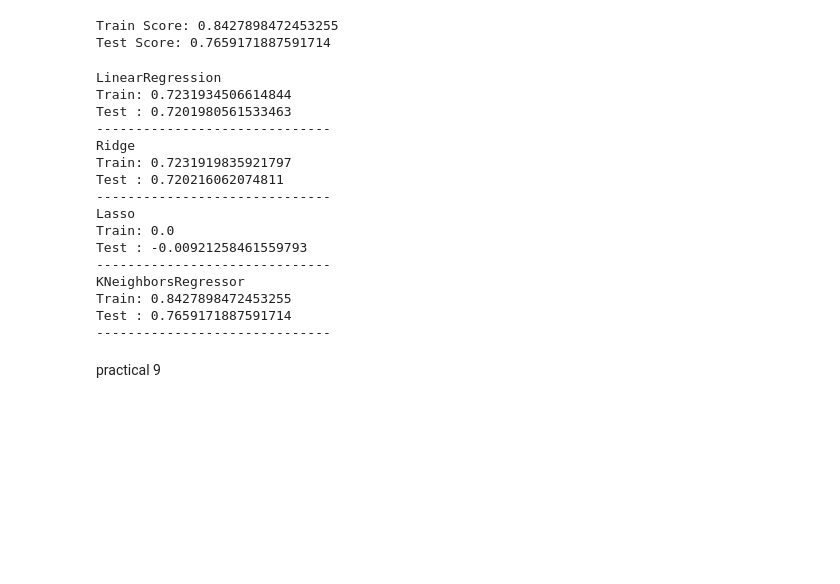
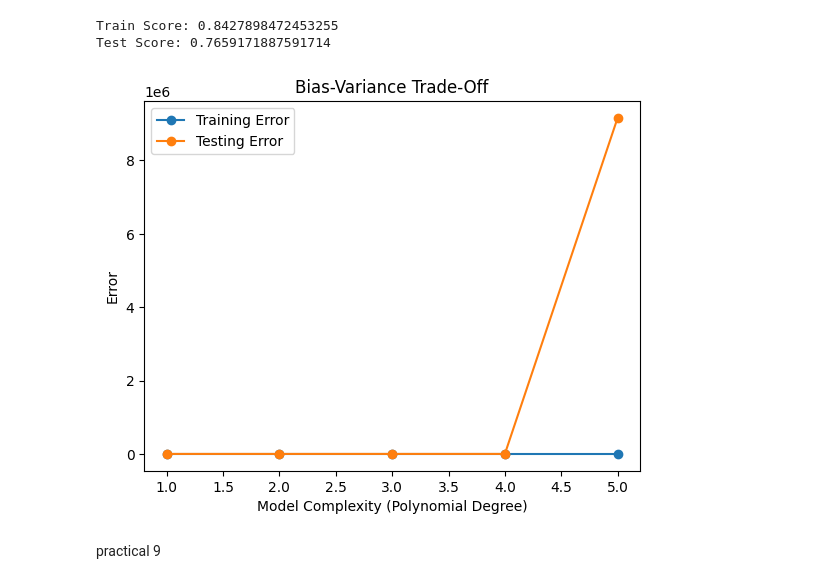
Before and after one commit to Ishy49/MLT, a Jupyter notebook: preprocessing.ipynb, the cells around one changed output. Saved outputs shown, nothing was run; the diff lists cells and outputs as text; code cells hidden in the pictures; blank space fills up the shorter version.

```diff
--- a/preprocessing.ipynb
+++ b/preprocessing.ipynb
@@ -592,36 +592,49 @@ print("Test Score:", test_score)
 # %% [output]
 Train Score: 0.8427898472453255
 Test Score: 0.7659171887591714
-# %%
-models = [LinearRegression(), Ridge(), Lasso(), KNeighborsRegressor()]
-
-for model in models:
-    model.fit(X_train, y_train)
-
-    train_score = model.score(X_train, y_train)
-    test_score = model.score(X_test, y_test)
-
-    print(model.__class__.__name__)
-    print("Train:", train_score)
-    print("Test :", test_score)
-    print("-" * 30)
-# %% [output]
-LinearRegression
-Train: 0.7231934506614844
-Test : 0.7201980561533463
-------------------------------
-Ridge
-Train: 0.7231919835921797
-Test : 0.720216062074811
-------------------------------
-Lasso
-Train: 0.0
-Test : -0.00921258461559793
-------------------------------
-KNeighborsRegressor
-Train: 0.8427898472453255
-Test : 0.7659171887591714
-------------------------------
+# %%
+# Define model complexity
+degrees = [1, 2, 3, 4, 5]
+
+train_errors = []
+test_errors = []
+
+for d in degrees:
+    from sklearn.preprocessing import PolynomialFeatures
+    from sklearn.linear_model import LinearRegression
+    from sklearn.metrics import mean_squared_error
+
+    poly = PolynomialFeatures(degree=d)
+
+    X_train_poly = poly.fit_transform(X_train)
+    X_test_poly = poly.transform(X_test)
+
+    model = LinearRegression()
+    model.fit(X_train_poly, y_train)
+
+    # Predictions
+    y_train_pred = model.predict(X_train_poly)
+    y_test_pred = model.predict(X_test_poly)
+
+    # Store errors
+    train_errors.append(mean_squared_error(y_train, y_train_pred))
+    test_errors.append(mean_squared_error(y_test, y_test_pred))
+# %%
+import matplotlib.pyplot as plt
+
+plt.figure()
+
+plt.plot(degrees, train_errors, marker='o', label='Training Error')
+plt.plot(degrees, test_errors, marker='o', label='Testing Error')
+
+plt.xlabel("Model Complexity (Polynomial Degree)")
+plt.ylabel("Error")
+plt.title("Bias-Variance Trade-Off")
+
+plt.legend()
+plt.show()
+# %% [output]
+[figure, added]
 # %% [markdown]
 practical 9
 # %%
```
